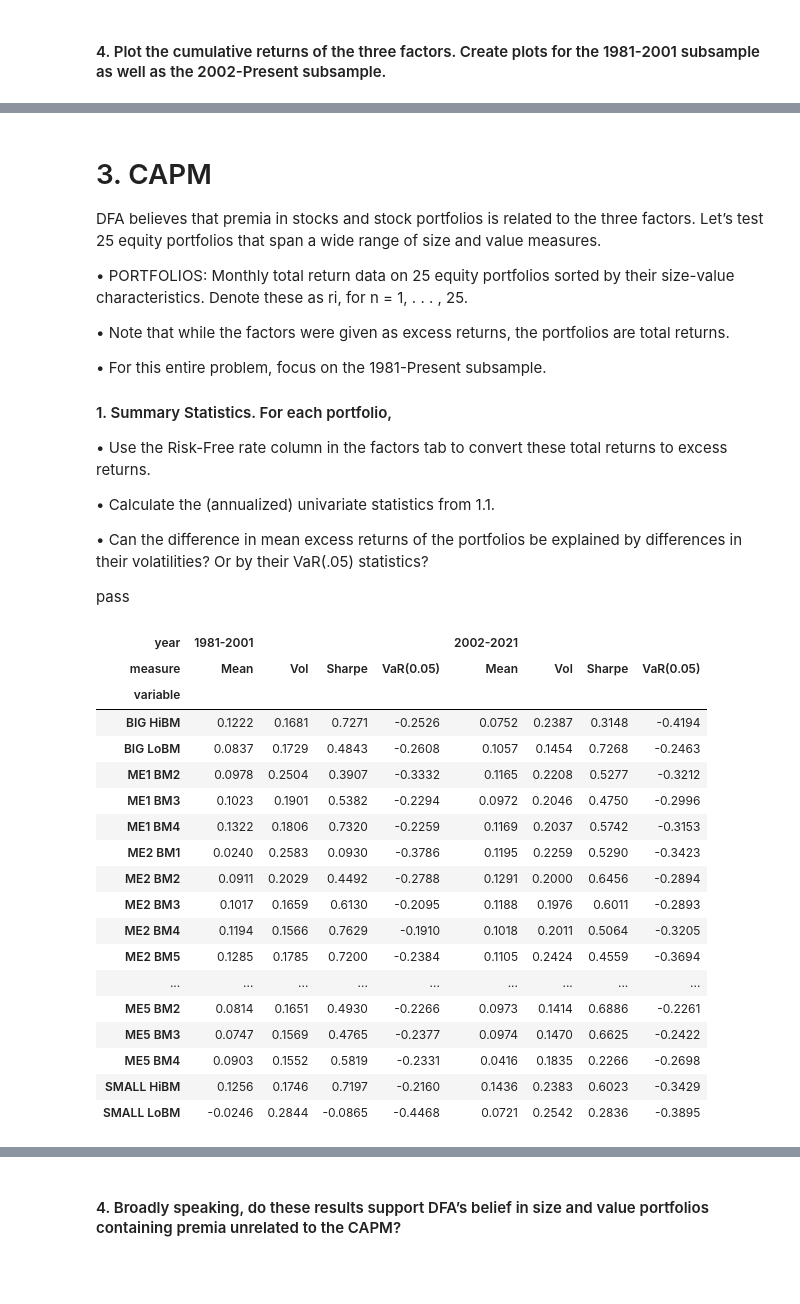
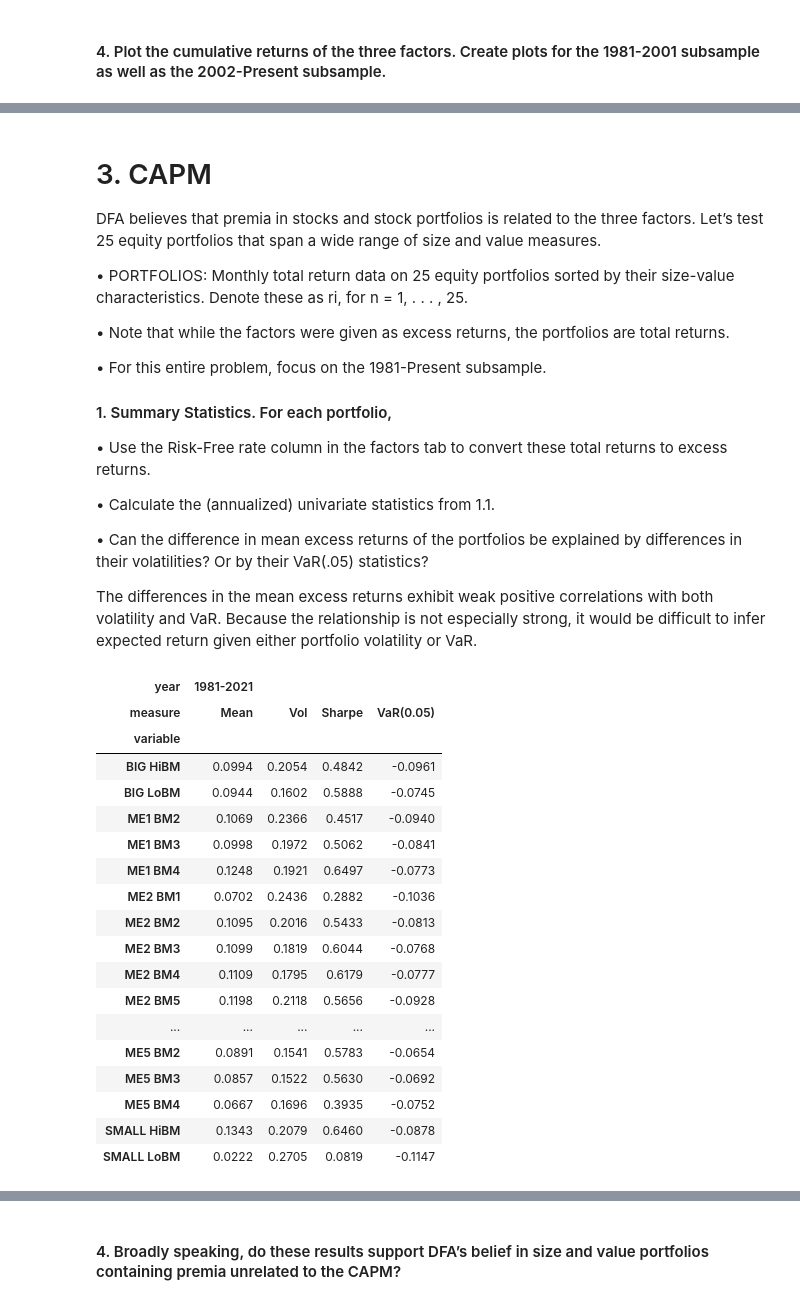
Before and after one commit to philipwlee/portrisk, a Jupyter notebook: hw4/hw4.ipynb, the cells around one changed output, grey strips where cells are left out. Cells and saved outputs as stored; diff of their text form; code cells hidden in the pictures; blank space fills up the shorter version.

```diff
--- a/hw4/hw4.ipynb
+++ b/hw4/hw4.ipynb
@@ -76,7 +76,7 @@ def pivot_summaries(data, year_mask, pi=0.05, nper=12):
     def sr(x):
         return np.sqrt(nper) * np.mean(x) / np.std(x)
     def qt(x):
-        return np.sqrt(nper) * np.quantile(x, pi)
+        return np.quantile(x, pi)
 
     af = [me, sd, sr, qt]
     af_names = ["Mean", "Vol", "Sharpe", f"VaR({pi})"]
@@ -186,32 +221,32 @@ DFA believes that premia in stocks and stock portfolios is related to the three
 • Can the difference in mean excess returns of the portfolios be explained by differences in
 their volatilities? Or by their VaR(.05) statistics?
 
-pass
+The differences in the mean excess returns exhibit weak positive correlations with both volatility and VaR. Because the relationship is not especially strong, it would be difficult to infer expected return given either portfolio volatility or VaR.
 # %%
 st = "1981"
 po = po.subtract(fa["RF"], axis=0).loc[st:, :]
 
 miny = str(min(po.index).year)
 maxy = str(max(po.index).year)
-posu = pivot_summaries(po, [("1981", "2001"), ("2002", maxy)])
+posu = pivot_summaries(po, [("1981", maxy)])
 posu
 # %% [output]
-| year | 1981-2001 |  |  |  | 2002-2021 |  |  |  |
-| measure | Mean | Vol | Sharpe | VaR(0.05) | Mean | Vol | Sharpe | VaR(0.05) |
-| variable |  |  |  |  |  |  |  |  |
-| BIG HiBM | 0.1222 | 0.1681 | 0.7271 | -0.2526 | 0.0752 | 0.2387 | 0.3148 | -0.4194 |
-| BIG LoBM | 0.0837 | 0.1729 | 0.4843 | -0.2608 | 0.1057 | 0.1454 | 0.7268 | -0.2463 |
-| ME1 BM2 | 0.0978 | 0.2504 | 0.3907 | -0.3332 | 0.1165 | 0.2208 | 0.5277 | -0.3212 |
-| ME1 BM3 | 0.1023 | 0.1901 | 0.5382 | -0.2294 | 0.0972 | 0.2046 | 0.4750 | -0.2996 |
-| ME1 BM4 | 0.1322 | 0.1806 | 0.7320 | -0.2259 | 0.1169 | 0.2037 | 0.5742 | -0.3153 |
-| ME2 BM1 | 0.0240 | 0.2583 | 0.0930 | -0.3786 | 0.1195 | 0.2259 | 0.5290 | -0.3423 |
-| ME2 BM2 | 0.0911 | 0.2029 | 0.4492 | -0.2788 | 0.1291 | 0.2000 | 0.6456 | -0.2894 |
-| ME2 BM3 | 0.1017 | 0.1659 | 0.6130 | -0.2095 | 0.1188 | 0.1976 | 0.6011 | -0.2893 |
-| ME2 BM4 | 0.1194 | 0.1566 | 0.7629 | -0.1910 | 0.1018 | 0.2011 | 0.5064 | -0.3205 |
-| ME2 BM5 | 0.1285 | 0.1785 | 0.7200 | -0.2384 | 0.1105 | 0.2424 | 0.4559 | -0.3694 |
-| ... | ... | ... | ... | ... | ... | ... | ... | ... |
-| ME5 BM2 | 0.0814 | 0.1651 | 0.4930 | -0.2266 | 0.0973 | 0.1414 | 0.6886 | -0.2261 |
-| ME5 BM3 | 0.0747 | 0.1569 | 0.4765 | -0.2377 | 0.0974 | 0.1470 | 0.6625 | -0.2422 |
-| ME5 BM4 | 0.0903 | 0.1552 | 0.5819 | -0.2331 | 0.0416 | 0.1835 | 0.2266 | -0.2698 |
-| SMALL HiBM | 0.1256 | 0.1746 | 0.7197 | -0.2160 | 0.1436 | 0.2383 | 0.6023 | -0.3429 |
-| SMALL LoBM | -0.0246 | 0.2844 | -0.0865 | -0.4468 | 0.0721 | 0.2542 | 0.2836 | -0.3895 |
+| year | 1981-2021 |  |  |  |
+| measure | Mean | Vol | Sharpe | VaR(0.05) |
+| variable |  |  |  |  |
+| BIG HiBM | 0.0994 | 0.2054 | 0.4842 | -0.0961 |
+| BIG LoBM | 0.0944 | 0.1602 | 0.5888 | -0.0745 |
+| ME1 BM2 | 0.1069 | 0.2366 | 0.4517 | -0.0940 |
+| ME1 BM3 | 0.0998 | 0.1972 | 0.5062 | -0.0841 |
+| ME1 BM4 | 0.1248 | 0.1921 | 0.6497 | -0.0773 |
+| ME2 BM1 | 0.0702 | 0.2436 | 0.2882 | -0.1036 |
+| ME2 BM2 | 0.1095 | 0.2016 | 0.5433 | -0.0813 |
+| ME2 BM3 | 0.1099 | 0.1819 | 0.6044 | -0.0768 |
+| ME2 BM4 | 0.1109 | 0.1795 | 0.6179 | -0.0777 |
+| ME2 BM5 | 0.1198 | 0.2118 | 0.5656 | -0.0928 |
+| ... | ... | ... | ... | ... |
+| ME5 BM2 | 0.0891 | 0.1541 | 0.5783 | -0.0654 |
+| ME5 BM3 | 0.0857 | 0.1522 | 0.5630 | -0.0692 |
+| ME5 BM4 | 0.0667 | 0.1696 | 0.3935 | -0.0752 |
+| SMALL HiBM | 0.1343 | 0.2079 | 0.6460 | -0.0878 |
+| SMALL LoBM | 0.0222 | 0.2705 | 0.0819 | -0.1147 |
```
Also changed, not shown: parts of 18 cells of this notebook.
